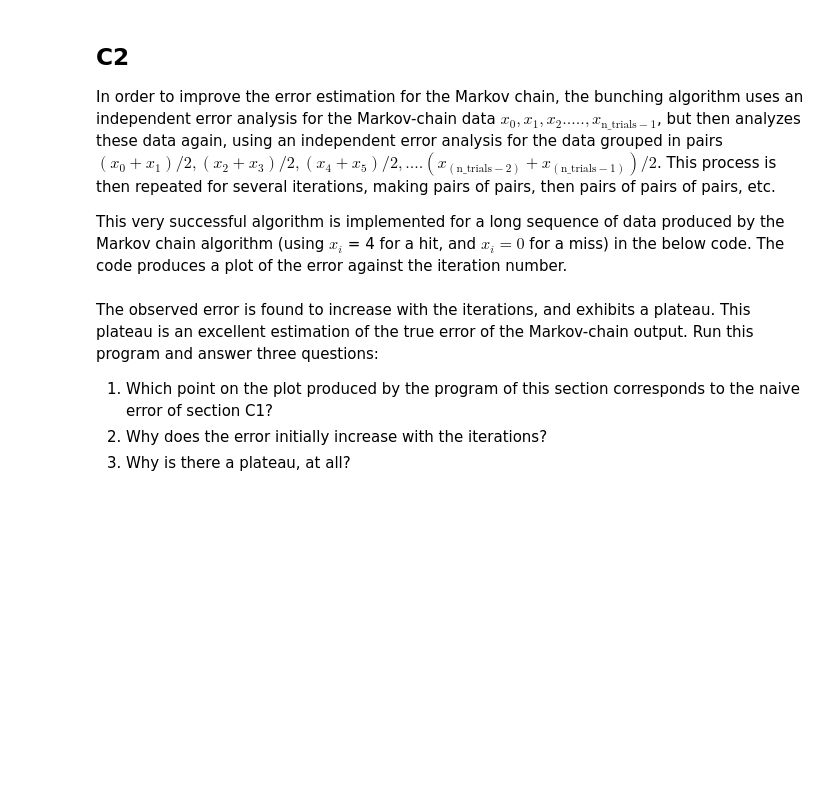
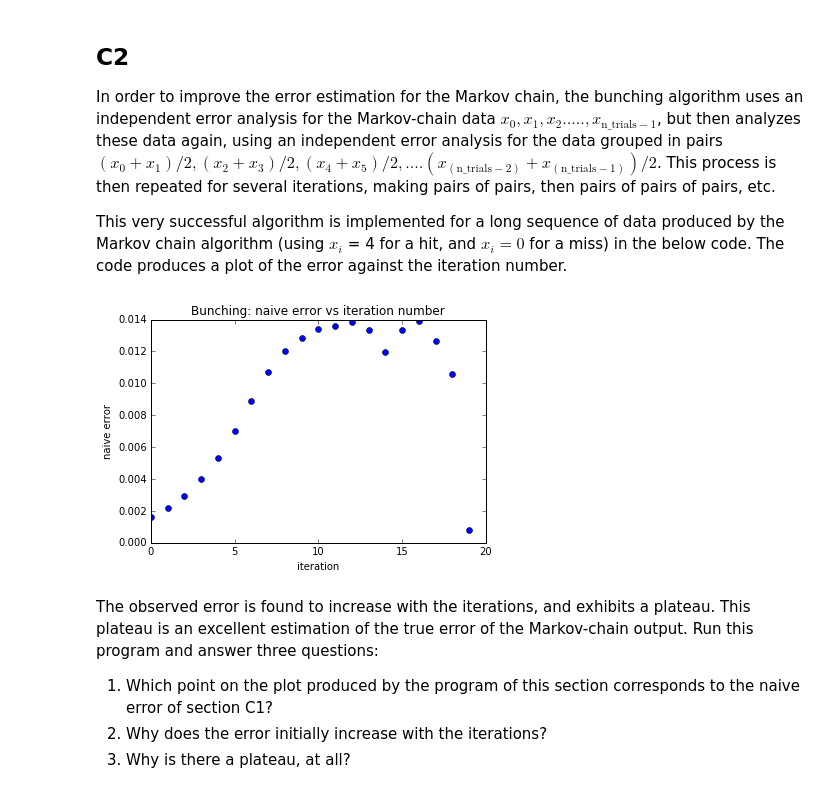
Before and after one commit to MirekJ/mirekJ_7110_v2, a Jupyter notebook: Homework/HW1.ipynb, the cells around one changed output. Saved outputs shown, nothing was run; the diff lists cells and outputs as text; code cells hidden in the pictures; blank space fills up the shorter version.

```diff
--- a/Homework/HW1.ipynb
+++ b/Homework/HW1.ipynb
@@ -156,10 +227,12 @@ n_trials = 2 ** 14
 delta = 0.1
 n_games = 100
 inside_error_bar = 0
+naive_error_sum = 0
 
 for iteration in range(n_games):
     mean, mean_square = markov_pi_all_data(n_trials, delta)
     naive_error = math.sqrt(mean_square  - mean ** 2) / math.sqrt(n_trials)
+    naive_error_sum += naive_error
     error =  abs(mean - math.pi)
     if error < naive_error:
         inside_error_bar += 1
@@ -182,34 +261,36 @@ def markov_pi_all_data(N, delta):
             data.append(4.0)
         else:
             data.append(0.0)
     return data
 
-poweroftwo = 14
+poweroftwo = 20
 n_trials = 2 ** poweroftwo
 delta = 0.1
 data = markov_pi_all_data(n_trials, delta)
 errors  = []
 bunches = []
 for i in range(poweroftwo):
     new_data = []
     mean = 0.0
     mean_sq = 0.0
     N = len(data)
     while data != []:
         x = data.pop()
         y = data.pop()
         mean += x + y
         mean_sq += x ** 2 + y ** 2
         new_data.append((x + y) / 2.0 )
     errors.append(math.sqrt(mean_sq / N - (mean / N) ** 2) / math.sqrt(N))
     bunches.append(i)
     data = new_data[:]
 pylab.plot(bunches, errors, 'o')
 pylab.xlabel('iteration')
 pylab.ylabel('naive error')
 pylab.title('Bunching: naive error vs iteration number')
 pylab.savefig('apparent_error_bunching.png', format='PNG')
 pylab.show()
+# %% [output]
+[figure, added]
 # %% [markdown]
 The observed error is found to increase with the iterations, and exhibits a plateau. This plateau is an
 excellent estimation of the true error of the Markov-chain output. Run this program and answer three
```
Also changed, not shown: parts of 8 cells of this notebook.
